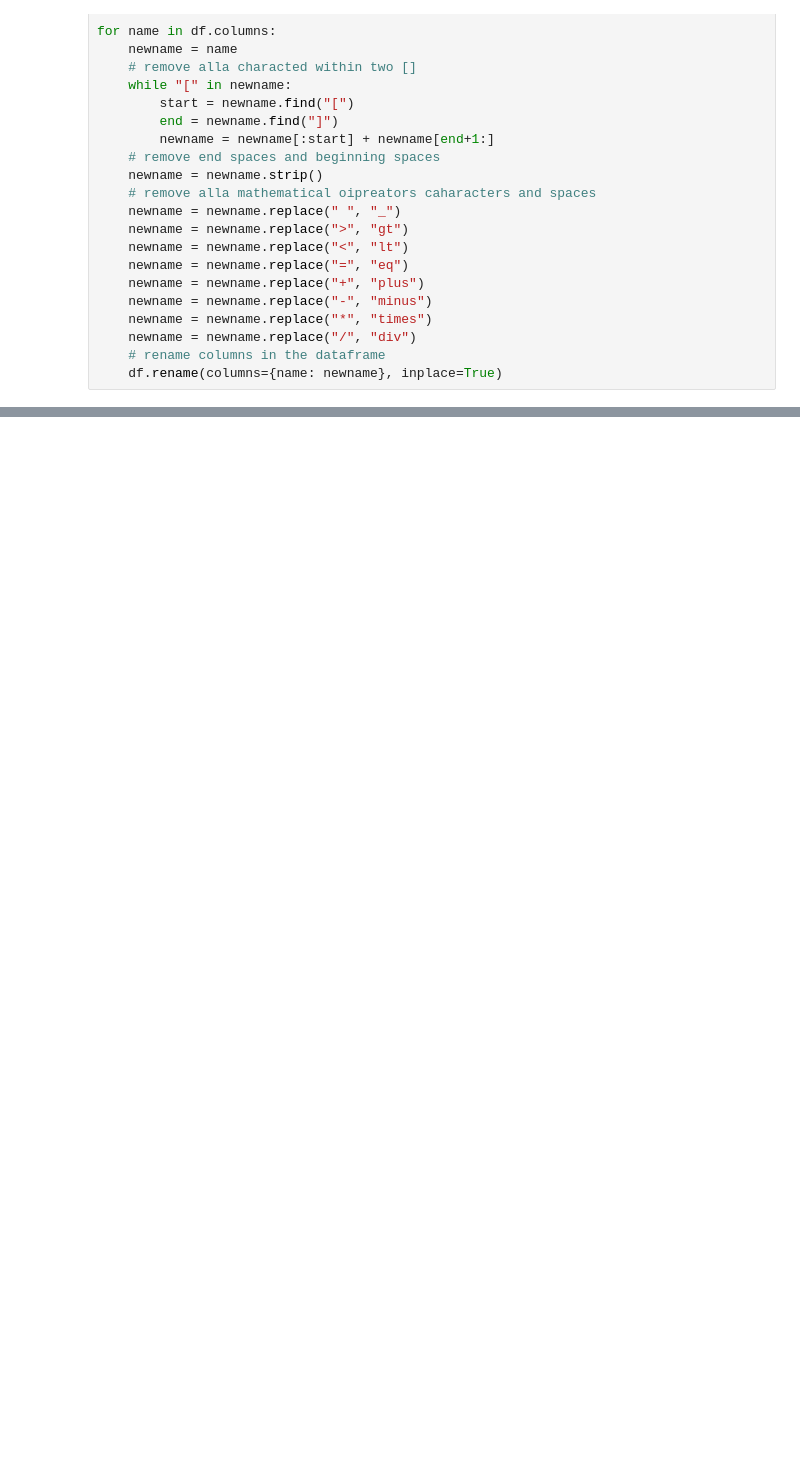
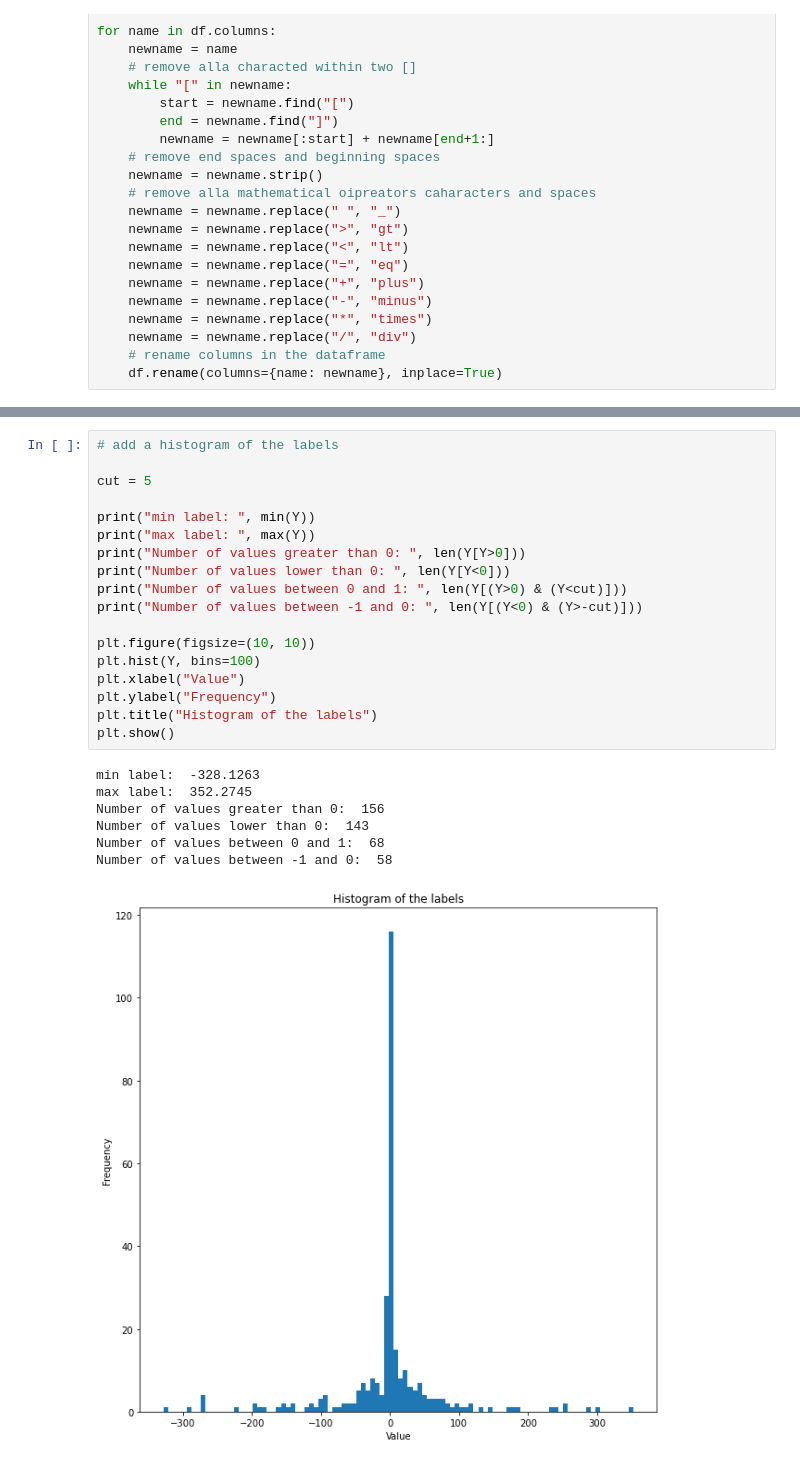
Before and after one commit to lstorchi/materialml, a Jupyter notebook: initialanalysis.ipynb, the cells around one changed output, grey strips where cells are left out. Saved outputs shown, nothing was run; the diff lists cells and outputs as text; blank space fills up the shorter version.

```diff
--- a/initialanalysis.ipynb
+++ b/initialanalysis.ipynb
@@ -137,0 +220,26 @@ plt.show()
+# %%
+# add a histogram of the labels
+
+cut = 5
+
+print("min label: ", min(Y))
+print("max label: ", max(Y))
+print("Number of values greater than 0: ", len(Y[Y>0]))
+print("Number of values lower than 0: ", len(Y[Y<0]))
+print("Number of values between 0 and 1: ", len(Y[(Y>0) & (Y<cut)]))
+print("Number of values between -1 and 0: ", len(Y[(Y<0) & (Y>-cut)]))
+
+plt.figure(figsize=(10, 10))
+plt.hist(Y, bins=100)
+plt.xlabel("Value")
+plt.ylabel("Frequency")
+plt.title("Histogram of the labels")
+plt.show()
+# %% [output]
+min label:  -328.1263
+max label:  352.2745
+Number of values greater than 0:  156
+Number of values lower than 0:  143
+Number of values between 0 and 1:  68
+Number of values between -1 and 0:  58
+[figure, added]
```
Also changed, not shown: parts of 8 cells of this notebook.
